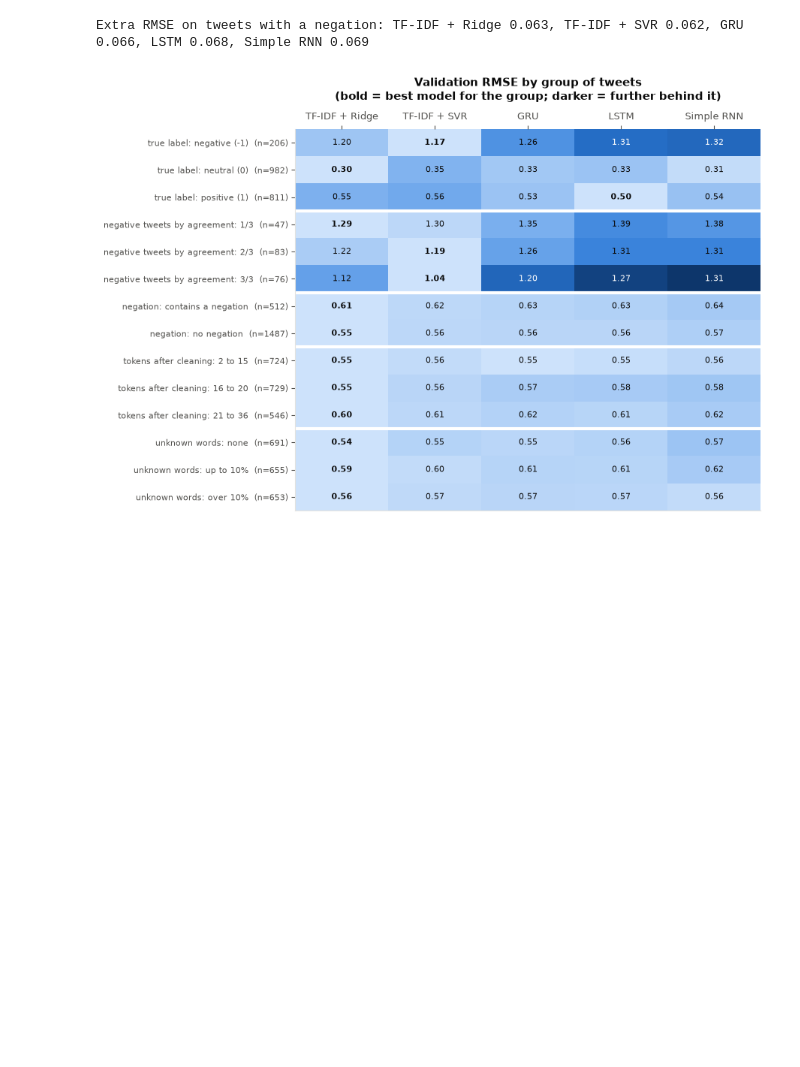
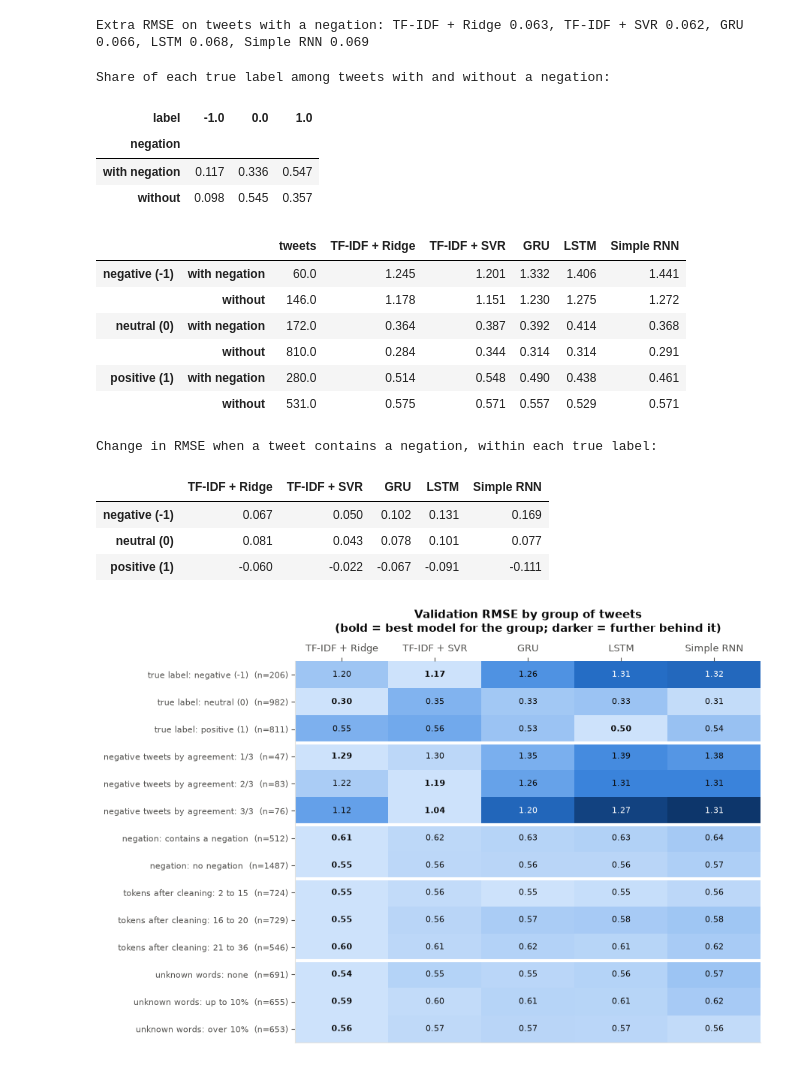
Before and after one commit to Adossi-design/vaccine-sentiment-sequential-models, a Jupyter notebook: notebooks/05_model_comparison_and_error_analysis.ipynb, the cells around one changed output. Saved outputs shown, nothing was run; the diff lists cells and outputs as text; code cells hidden in the pictures; blank space fills up the shorter version.

```diff
--- a/notebooks/05_model_comparison_and_error_analysis.ipynb
+++ b/notebooks/05_model_comparison_and_error_analysis.ipynb
@@ -362,6 +408,41 @@ print("Extra RMSE on tweets with a negation:", ", ".join(f"{name} {gap:.3f}" for
 |  | up to 10% | 655 | 0.594 | 0.601 | 0.610 | 0.609 | 0.620 |
 |  | over 10% | 653 | 0.556 | 0.566 | 0.570 | 0.569 | 0.564 |
 Extra RMSE on tweets with a negation: TF-IDF + Ridge 0.063, TF-IDF + SVR 0.062, GRU 0.066, LSTM 0.068, Simple RNN 0.069
+# %%
+# Tweets with a negation have a different label mix, so the pooled gap above mixes that change
+# with any effect of the negation itself. Split by true label to separate the two.
+print("Share of each true label among tweets with and without a negation:")
+display(pd.crosstab(T["negation"].map({True: "with negation", False: "without"}), T["label"], normalize="index").round(3))
+
+neg_rows = {}
+for label, name in [(-1, "negative (-1)"), (0, "neutral (0)"), (1, "positive (1)")]:
+    for has_negation, tag in [(True, "with negation"), (False, "without")]:
+        mask = ((T["label"] == label) & (T["negation"] == has_negation)).to_numpy()
+        neg_rows[(name, tag)] = {"tweets": int(mask.sum()),
+                                 **{MODELS[k]: common.rmse(y[mask], P[k].to_numpy()[mask]) for k in comparison.index}}
+by_negation = pd.DataFrame(neg_rows).T
+display(by_negation.round(3))
+within_gap = (by_negation.xs("with negation", level=1) - by_negation.xs("without", level=1)).drop(columns="tweets")
+print("Change in RMSE when a tweet contains a negation, within each true label:")
+display(within_gap.round(3))
+# %% [output]
+Share of each true label among tweets with and without a negation:
+| label | -1.0 | 0.0 | 1.0 |
+| negation |  |  |  |
+| with negation | 0.117 | 0.336 | 0.547 |
+| without | 0.098 | 0.545 | 0.357 |
+|  |  | tweets | TF-IDF + Ridge | TF-IDF + SVR | GRU | LSTM | Simple RNN |
+| negative (-1) | with negation | 60.0 | 1.245 | 1.201 | 1.332 | 1.406 | 1.441 |
+|  | without | 146.0 | 1.178 | 1.151 | 1.230 | 1.275 | 1.272 |
+| neutral (0) | with negation | 172.0 | 0.364 | 0.387 | 0.392 | 0.414 | 0.368 |
+|  | without | 810.0 | 0.284 | 0.344 | 0.314 | 0.314 | 0.291 |
+| positive (1) | with negation | 280.0 | 0.514 | 0.548 | 0.490 | 0.438 | 0.461 |
+|  | without | 531.0 | 0.575 | 0.571 | 0.557 | 0.529 | 0.571 |
+Change in RMSE when a tweet contains a negation, within each true label:
+|  | TF-IDF + Ridge | TF-IDF + SVR | GRU | LSTM | Simple RNN |
+| negative (-1) | 0.067 | 0.050 | 0.102 | 0.131 | 0.169 |
+| neutral (0) | 0.081 | 0.043 | 0.078 | 0.101 | 0.077 |
+| positive (1) | -0.060 | -0.022 | -0.067 | -0.091 | -0.111 |
 # %%
 values = by_group["RMSE"].to_numpy()
 gap = values - values.min(axis=1, keepdims=True)  # 0 = the best model for that group of tweets
```
Also changed, not shown: parts of 12 cells of this notebook, 1 other file.
